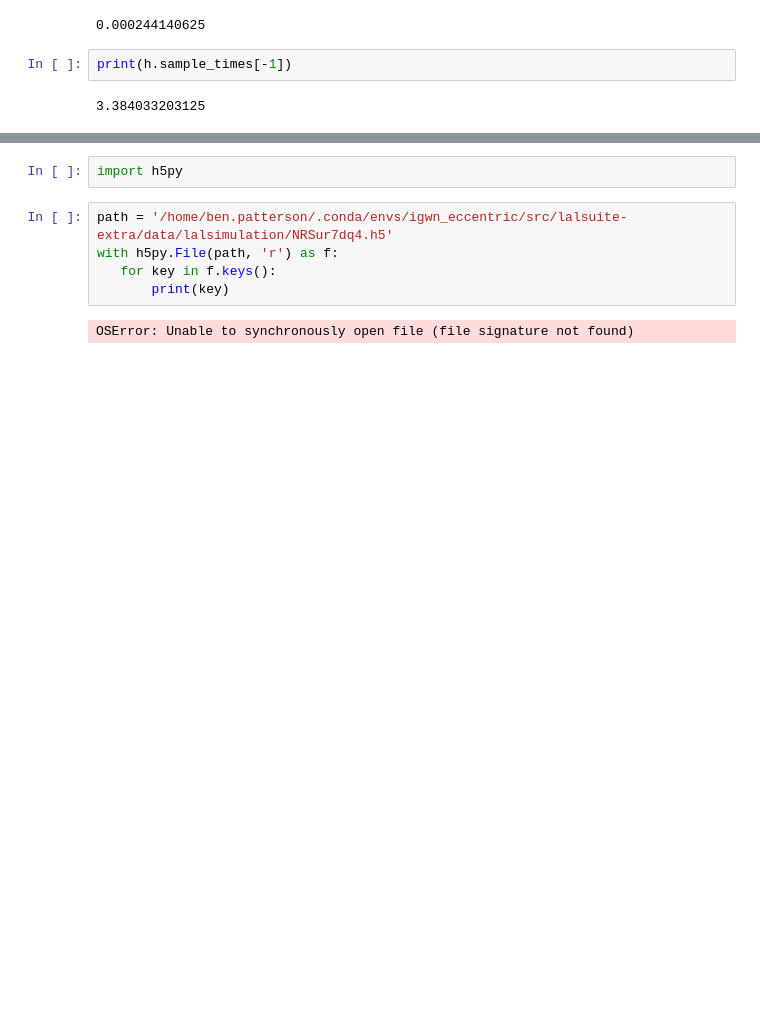
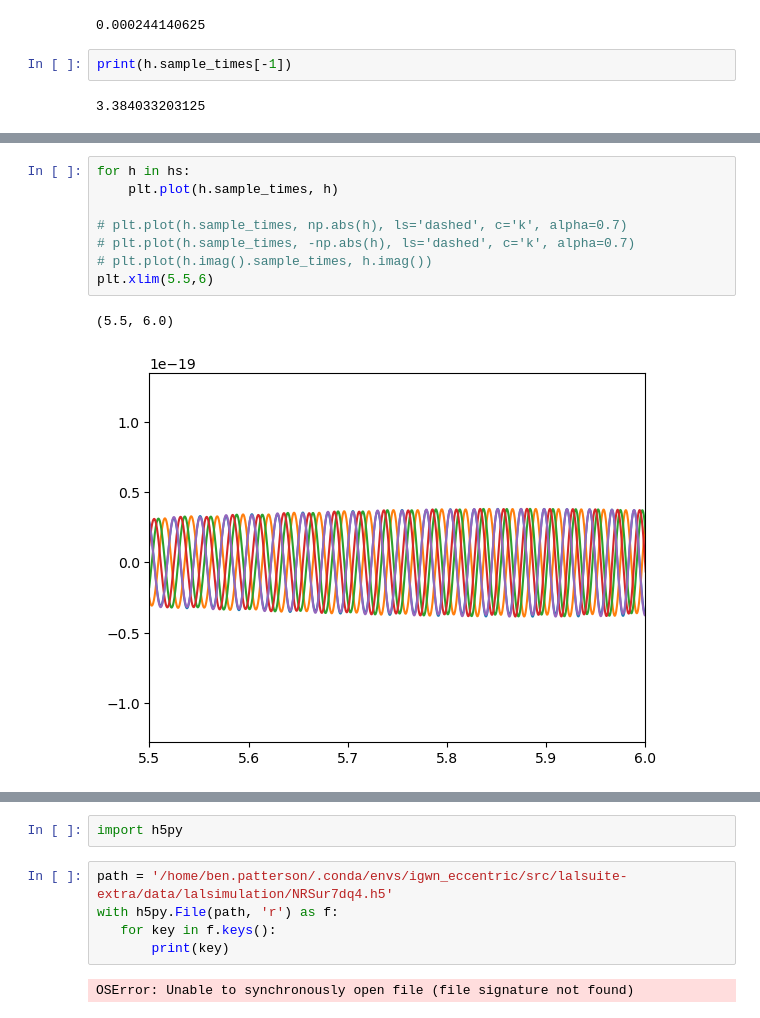
Before and after one commit to BenGPatterson/EccentricPrecession, a Jupyter notebook: ecc_prec_harmonics.ipynb, the cells around one changed output, grey strips where cells are left out. Drawn from its saved outputs; the diff is of its cells as text; blank space fills up the shorter version.

```diff
--- a/ecc_prec_harmonics.ipynb
+++ b/ecc_prec_harmonics.ipynb
@@ -187,3 +209,14 @@ print(h.sample_times[-1])
+# %%
+for h in hs:
+    plt.plot(h.sample_times, h)
+
+# plt.plot(h.sample_times, np.abs(h), ls='dashed', c='k', alpha=0.7)
+# plt.plot(h.sample_times, -np.abs(h), ls='dashed', c='k', alpha=0.7)
+# plt.plot(h.imag().sample_times, h.imag())
+plt.xlim(5.5,6)
+# %% [output]
+(5.5, 6.0)
+[figure, added]
 # %%
 # Plot example waveform
 for _phase in [0, np.pi/4, 2*np.pi/4, 3*np.pi/4, 4*np.pi/4]:
```
Also changed, not shown: parts of 10 cells of this notebook.
